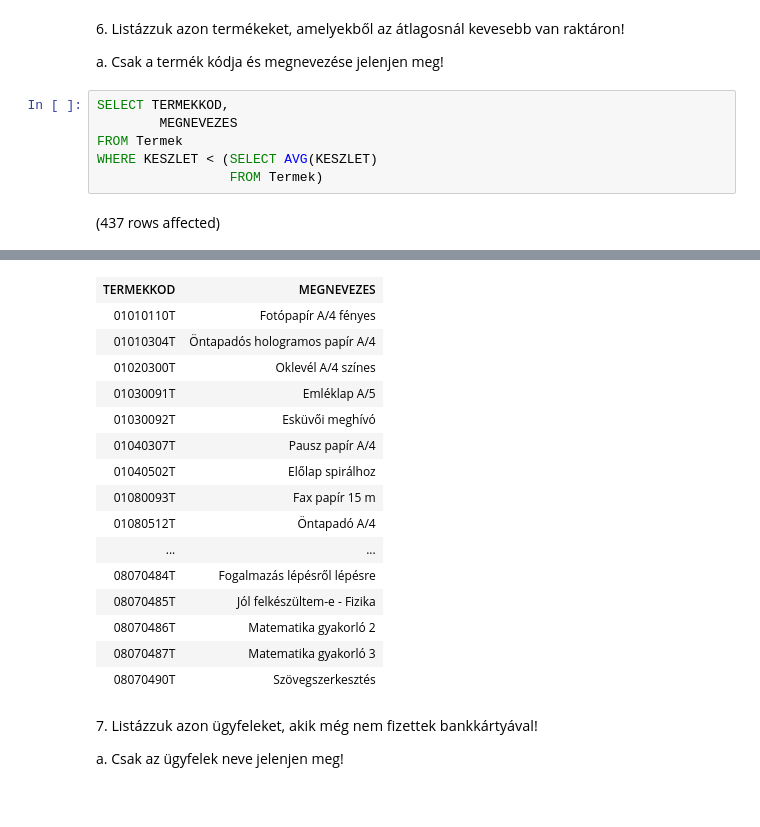
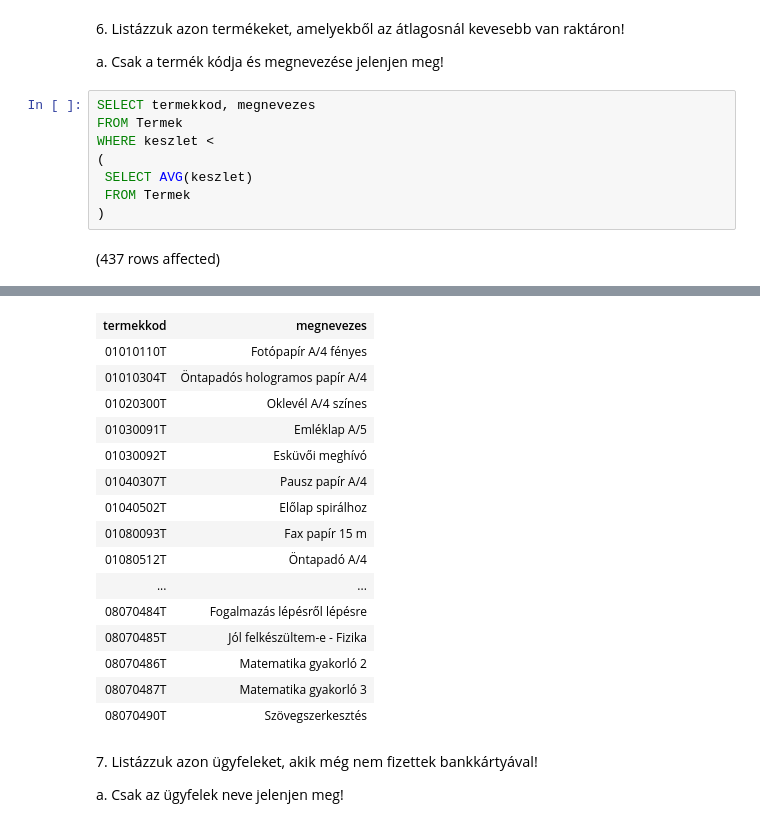
Before and after one commit to AbelKornel/adatbazisok, a Jupyter notebook: gyakorlat06_feladatok.ipynb, the cells around one changed output, grey strips where cells are left out. Drawn from its saved outputs; the diff is of its cells as text.

```diff
--- a/gyakorlat06_feladatok.ipynb
+++ b/gyakorlat06_feladatok.ipynb
@@ -100,10 +166,12 @@ a. Vegyünk fel két új oszlopot, amely a sorrend szerint előző szálláshely
 
 a. Csak a termék kódja és megnevezése jelenjen meg!
 # %%
-SELECT TERMEKKOD,
-        MEGNEVEZES
+SELECT termekkod, megnevezes
 FROM Termek
-WHERE KESZLET < (SELECT AVG(KESZLET)
-                 FROM Termek)
+WHERE keszlet <
+(
+ SELECT AVG(keszlet)
+ FROM Termek
+)
 # %% [output]
 (437 rows affected)
@@ -111,4 +179,4 @@ Total execution time: 00:00:00.103
-| TERMEKKOD | MEGNEVEZES |
+| termekkod | megnevezes |
 | 01010110T | Fotópapír A/4 fényes |
 | 01010304T | Öntapadós hologramos papír A/4 |
 | 01020300T | Oklevél A/4 színes |
```
Also changed, not shown: parts of 10 cells of this notebook, 2 other files.
